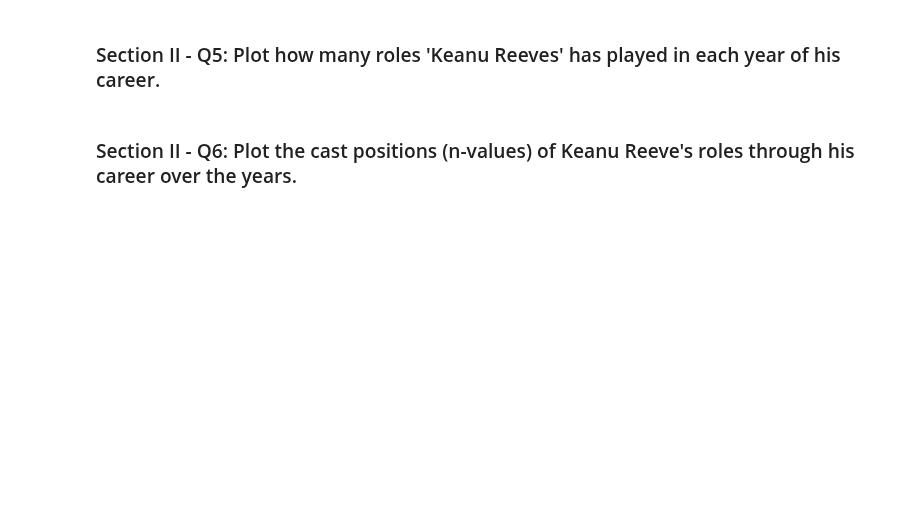
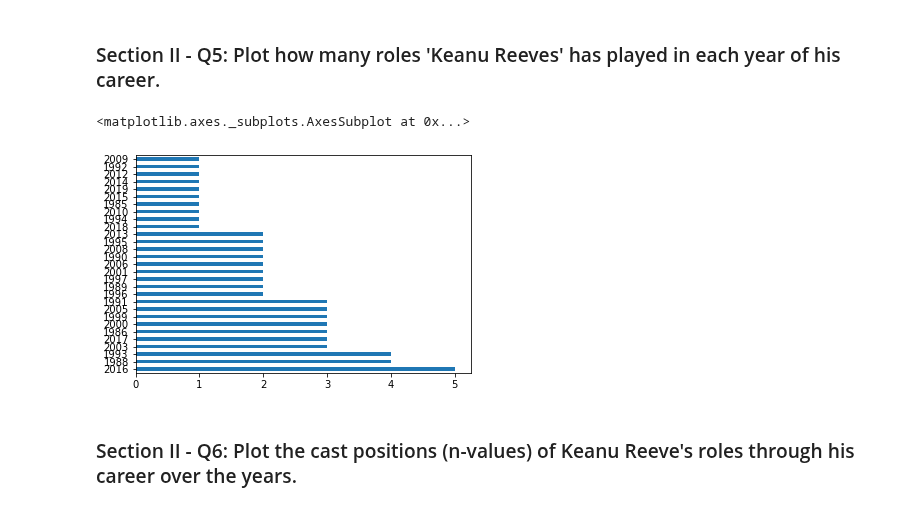
Before and after one commit to aq2oo3/mec-mini-projects, a Jupyter notebook: mec-5.3.10-data-wranging-with-pandas-mini-project/Mini_Project_Data_Wrangling_Pandas.ipynb, the cells around one changed output. Cells and saved outputs as stored; diff of their text form; code cells hidden in the pictures; blank space fills up the shorter version.

```diff
--- a/mec-5.3.10-data-wranging-with-pandas-mini-project/Mini_Project_Data_Wrangling_Pandas.ipynb
+++ b/mec-5.3.10-data-wranging-with-pandas-mini-project/Mini_Project_Data_Wrangling_Pandas.ipynb
@@ -319,4 +507,10 @@ top_ten.plot(kind='barh')
 # %% [markdown]
 ### Section II - Q5: Plot how many roles 'Keanu Reeves' has played in each year of his career.
+# %%
+kr2 = cast[cast.name == "Keanu Reeves"].year.value_counts()
+kr2.plot(kind='barh')
+# %% [output]
+<matplotlib.axes._subplots.AxesSubplot at 0x...>
+[figure, added]
 # %% [markdown]
 ### Section II - Q6: Plot the cast positions (n-values) of Keanu Reeve's roles through his career over the years.
```
Also changed, not shown: parts of 23 cells of this notebook.
